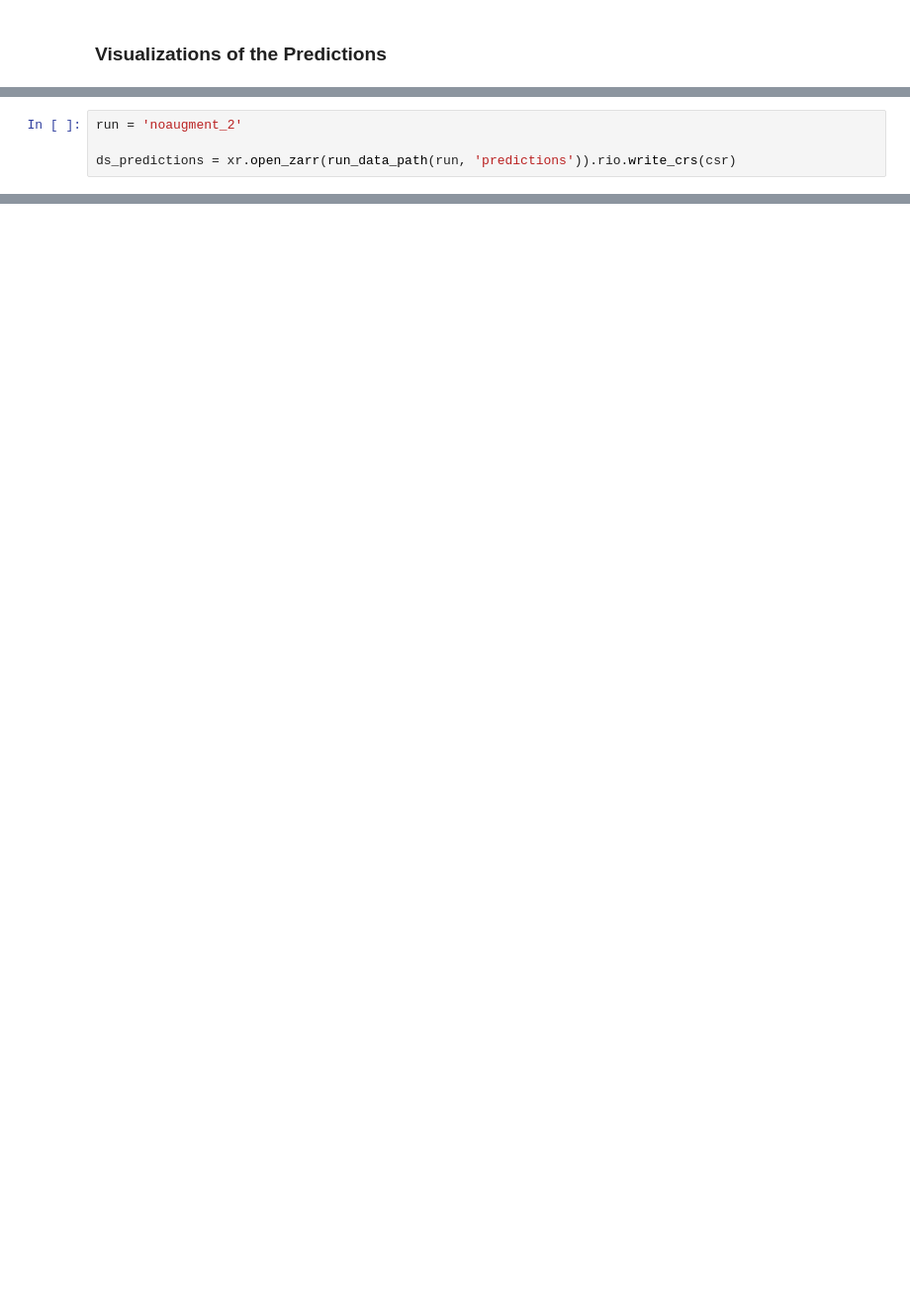
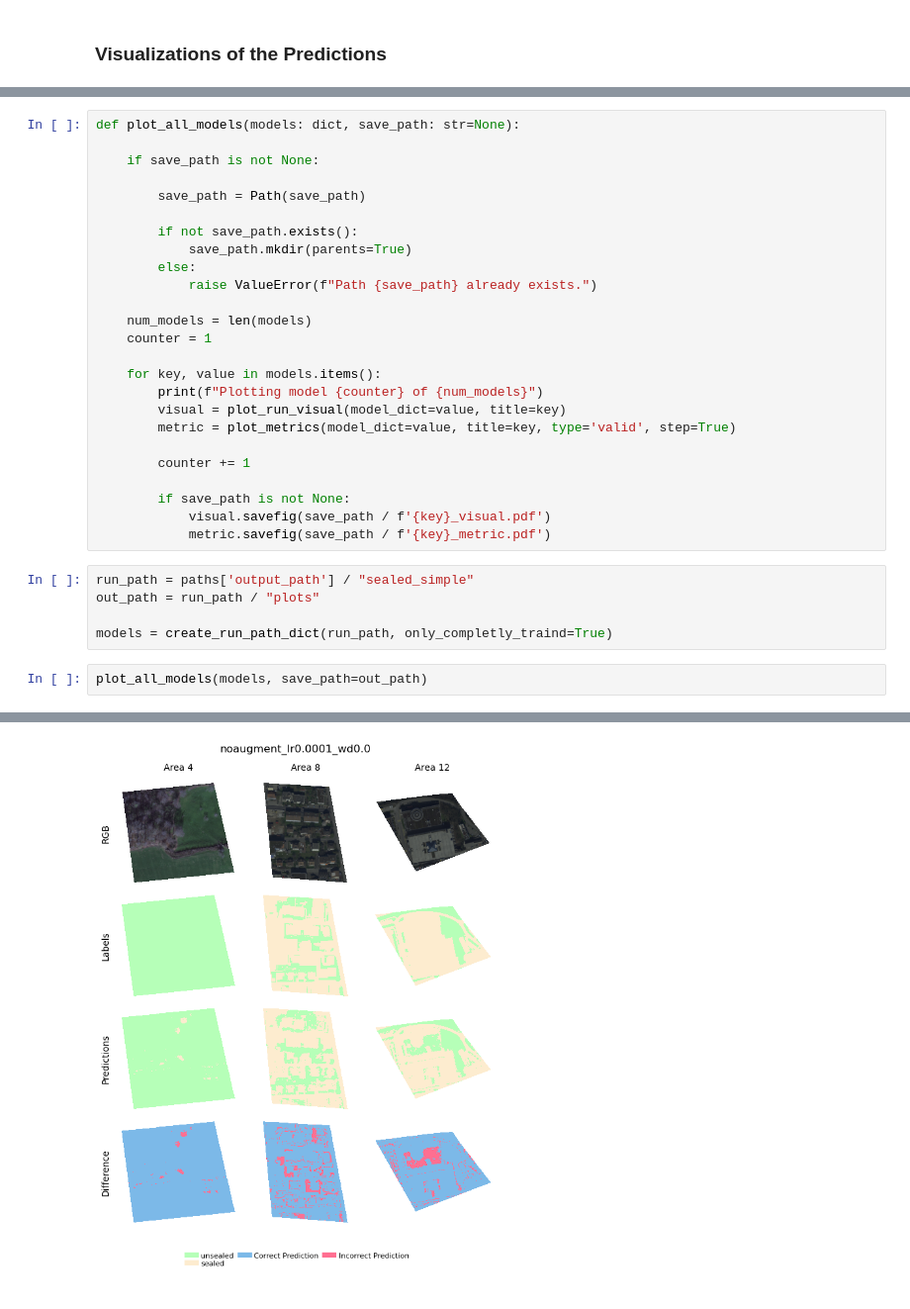
Before and after one commit to juliankraft/TermPaper2_RasterClassification, a Jupyter notebook: code/analysis/visualizations.ipynb, the cells around one changed output, grey strips where cells are left out. Shown at 99% size. Cells and saved outputs as stored; diff of their text form; blank space fills up the shorter version.

```diff
--- a/code/analysis/visualizations.ipynb
+++ b/code/analysis/visualizations.ipynb
@@ -431,4 +345,0 @@ plot_metrics(run="noaugment_1", type='valid', step=True)
-# %%
-run = 'noaugment_2'
-
-ds_predictions = xr.open_zarr(run_data_path(run, 'predictions')).rio.write_crs(csr)
@@ -438,0 +489,33 @@ plot_run_visual(run='dev_run')
+# %%
+def plot_all_models(models: dict, save_path: str=None):
+
+    if save_path is not None:
+
+        save_path = Path(save_path)
+
+        if not save_path.exists():
+            save_path.mkdir(parents=True)
+        else:
+            raise ValueError(f"Path {save_path} already exists.")
+
+    num_models = len(models)
+    counter = 1
+
+    for key, value in models.items():
+        print(f"Plotting model {counter} of {num_models}")
+        visual = plot_run_visual(model_dict=value, title=key)
+        metric = plot_metrics(model_dict=value, title=key, type='valid', step=True)
+
+        counter += 1
+
+        if save_path is not None:
+            visual.savefig(save_path / f'{key}_visual.pdf')
+            metric.savefig(save_path / f'{key}_metric.pdf')
+# %%
+run_path = paths['output_path'] / "sealed_simple"
+out_path = run_path / "plots"
+
+models = create_run_path_dict(run_path, only_completly_traind=True)
+# %%
+plot_all_models(models, save_path=out_path)
+# %% [output]
@@ -438,0 +523 @@ plot_run_visual(run='dev_run')
+[figure, added]
```
Also changed, not shown: parts of 11 cells of this notebook, 1 other file.
